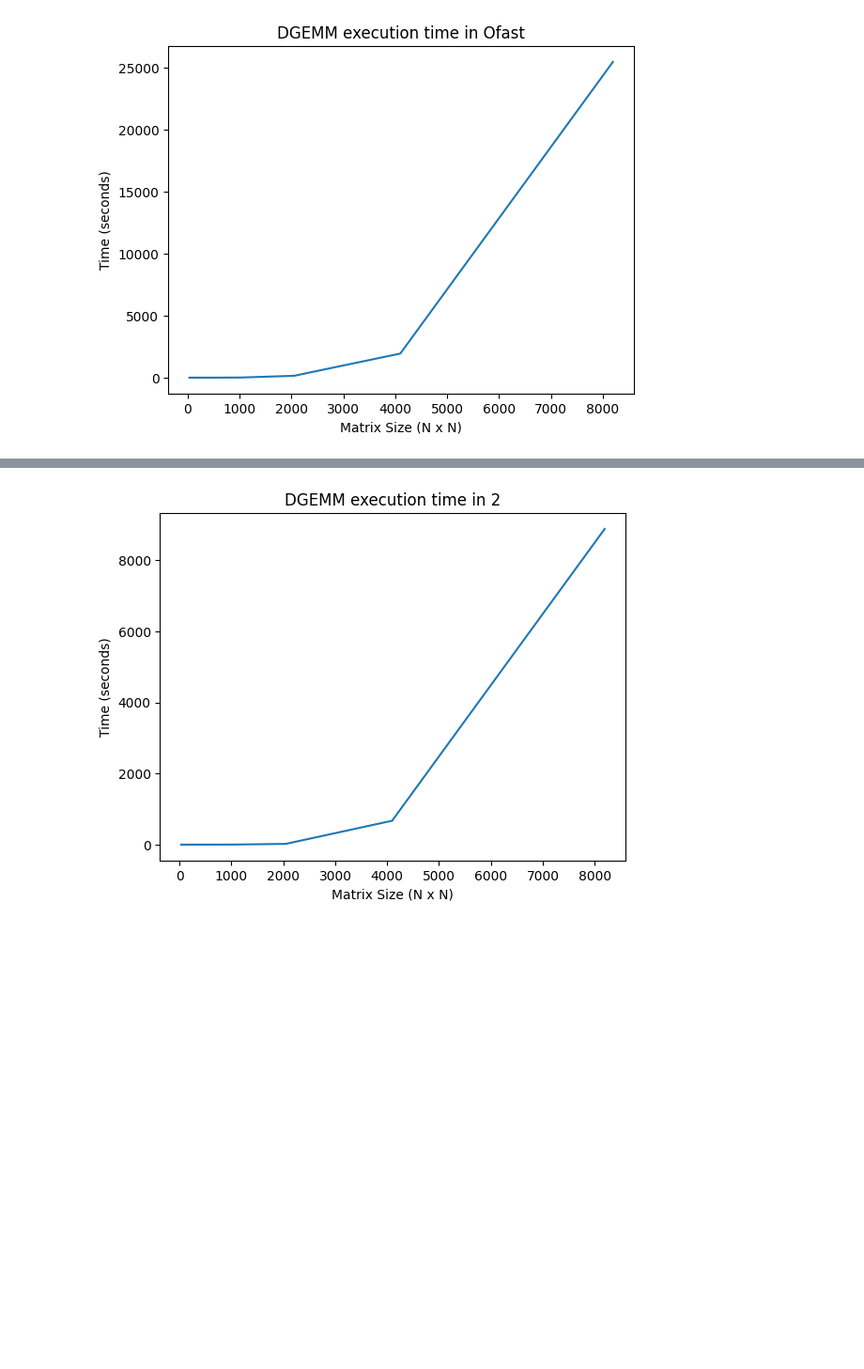
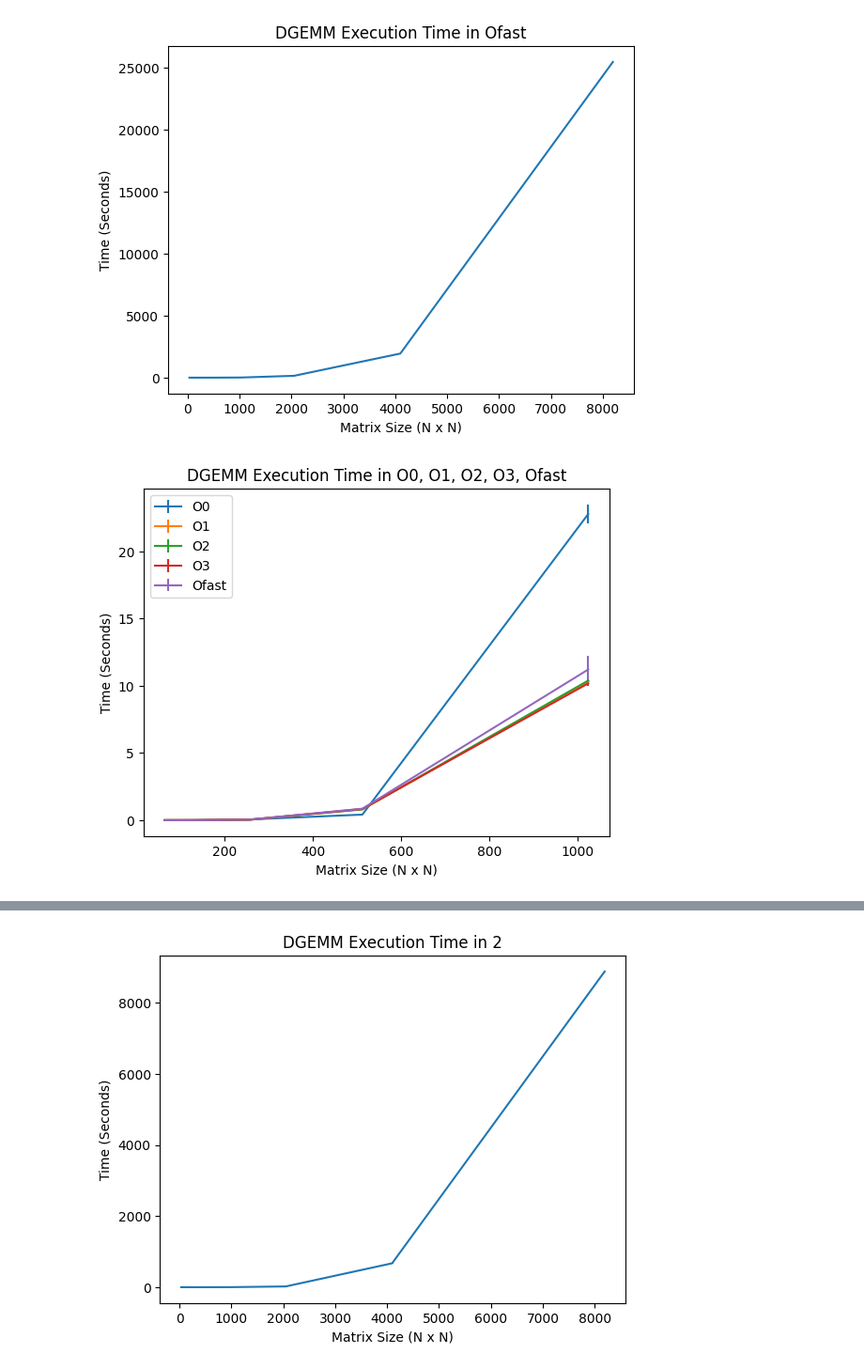
Before and after one commit to lucas-inocencio/computer-architecture, a Jupyter notebook: src/dgemm_analysis.ipynb, the cells around one changed output, grey strips where cells are left out. Shown at 94% size. Saved outputs shown, nothing was run; the diff lists cells and outputs as text; code cells hidden in the pictures; blank space fills up the shorter version.

```diff
--- a/src/dgemm_analysis.ipynb
+++ b/src/dgemm_analysis.ipynb
@@ -117,3 +123,19 @@ plot_df('O3')
 plot_df('Ofast')
 # %% [output]
 [figure]
+# %%
+# plot O graphs together
+
+plt.title('DGEMM Execution Time in O0, O1, O2, O3, Ofast')
+plt.xlabel('Matrix Size (N x N)')
+plt.ylabel('Time (Seconds)')
+# plot only till 1024 [1:6]
+plt.errorbar(unique_df['O0']['size'][1:6], unique_df['O0']['time'][1:6], yerr=unique_df['O0']['std'][1:6], label='O0')
+plt.errorbar(unique_df['O1']['size'][1:6], unique_df['O1']['time'][1:6], yerr=unique_df['O1']['std'][1:6], label='O1')
+plt.errorbar(unique_df['O2']['size'][1:6], unique_df['O2']['time'][1:6], yerr=unique_df['O2']['std'][1:6], label='O2')
+plt.errorbar(unique_df['O3']['size'][1:6], unique_df['O3']['time'][1:6], yerr=unique_df['O3']['std'][1:6], label='O3')
+plt.errorbar(unique_df['Ofast']['size'][1:6], unique_df['Ofast']['time'][1:6], yerr=unique_df['Ofast']['std'][1:6], label='Ofast')
+plt.legend()
+plt.show()
+# %% [output]
+[figure, added]
```
Also changed, not shown: parts of 34 cells of this notebook, 17 other files.
